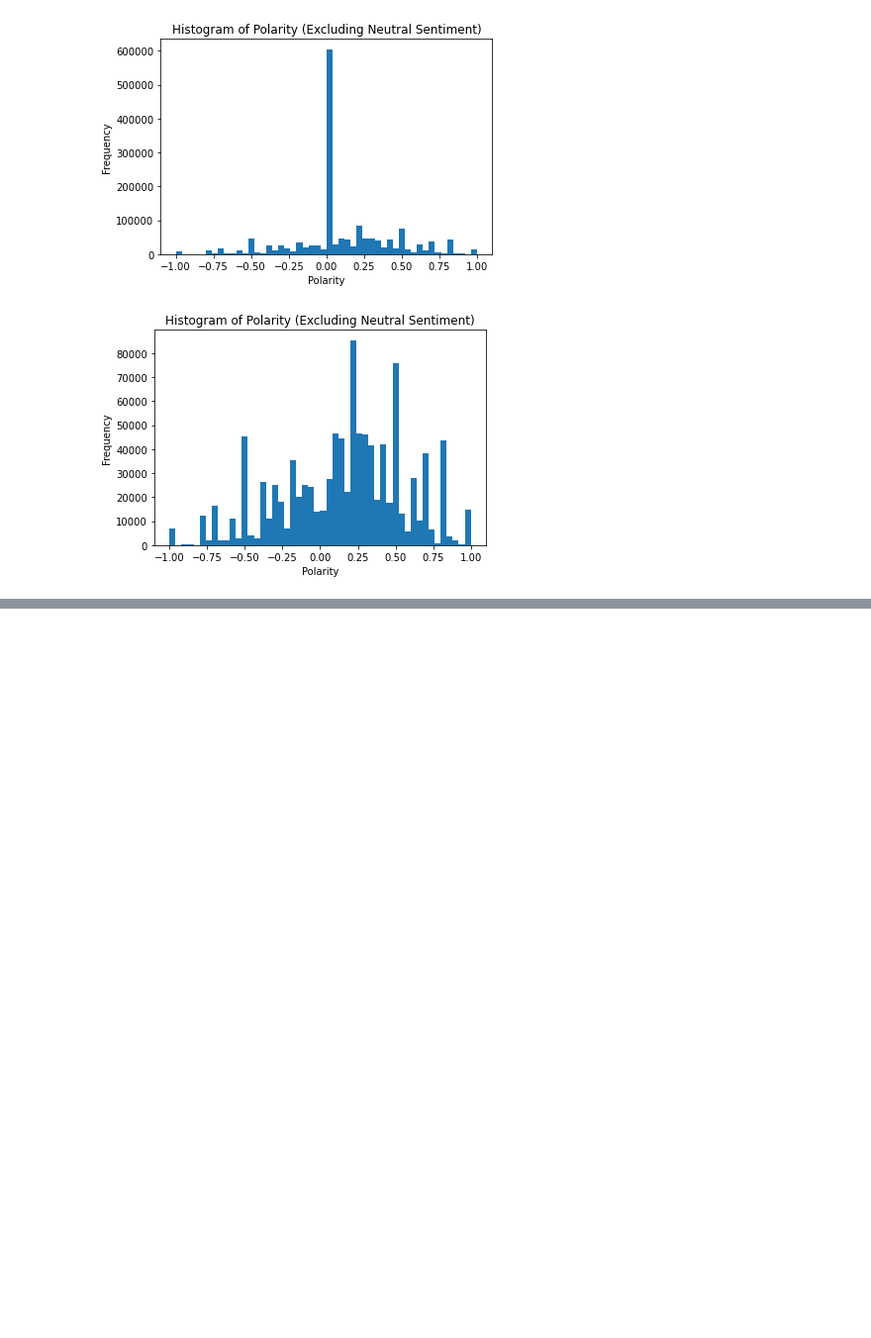
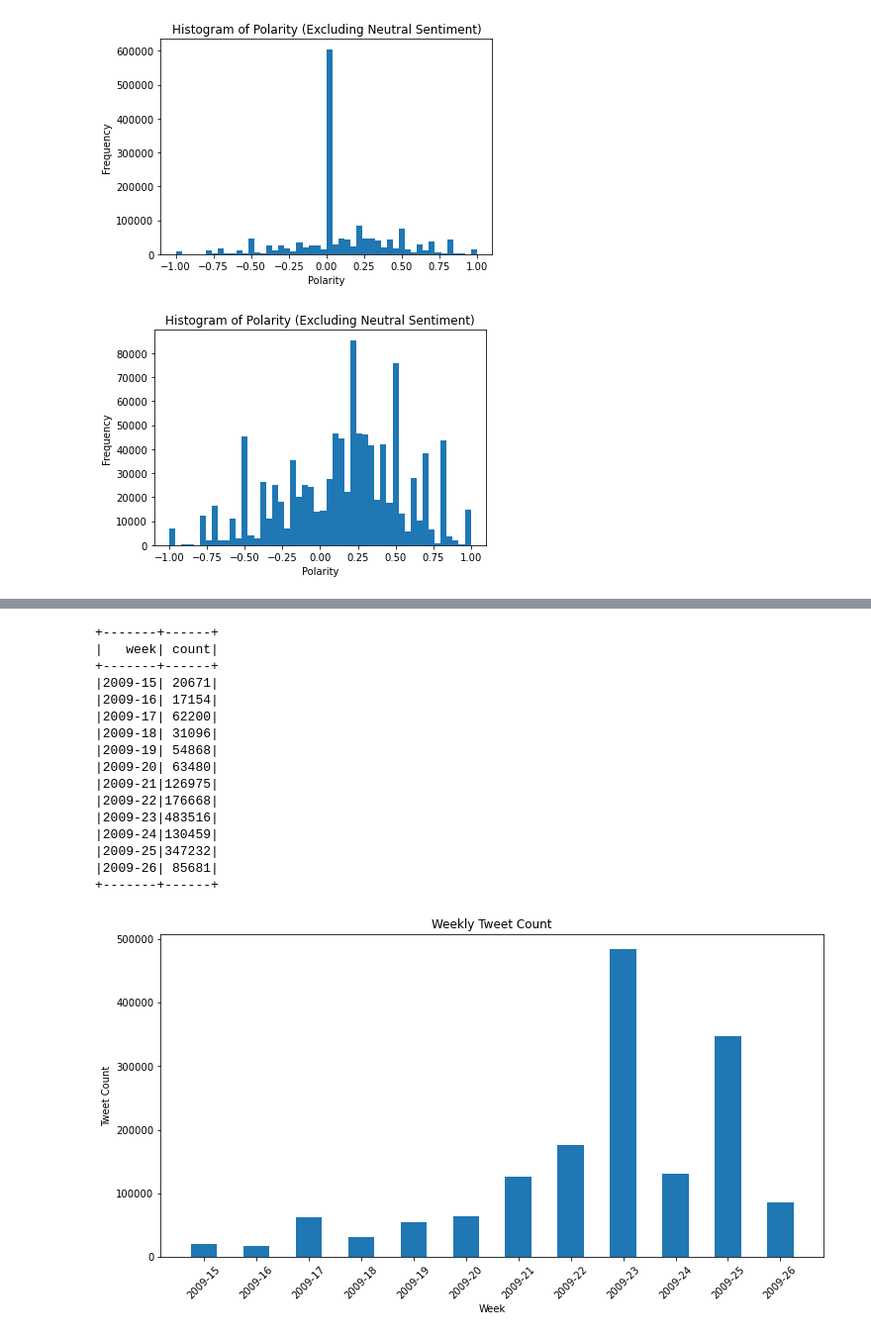
Before and after one commit to hmmtuslu/CA2-SEMESTER2, a Jupyter notebook: CA2 SEM-2.ipynb, the cells around one changed output, grey strips where cells are left out. Shown at 99% size. Saved outputs shown, nothing was run; the diff lists cells and outputs as text; code cells hidden in the pictures; blank space fills up the shorter version.

```diff
--- a/CA2 SEM-2.ipynb
+++ b/CA2 SEM-2.ipynb
@@ -387,0 +331,15 @@ spark.stop()
+# %%
+from pyspark.sql import SparkSession
+from pyspark.sql.functions import col
+
+# Spark Session oluşturun
+spark = SparkSession.builder.appName("example").getOrCreate()
+
+# 'new_date' sütununu Timestamp türüne dönüştürün
+df = df.withColumn("new_date", to_timestamp(col("new_date"), "yyyy-MM-dd HH:mm:ss"))
+
+# 'new_date' sütununa göre sıralayın
+df = df.orderBy("new_date", ascending=True)
+
+# DataFrame'i gösterin
+df.show(truncate=False)
@@ -387,0 +397,39 @@ spark.stop()
+# %%
+import matplotlib.pyplot as plt
+from pyspark.sql.functions import date_format
+
+# 1-Week Analysis
+weekly_data = df.groupBy(date_format("new_date", "yyyy-ww")).count()
+weekly_data = weekly_data.withColumnRenamed("date_format(new_date, yyyy-ww)", "week")
+weekly_data = weekly_data.orderBy("week", ascending=True)
+weekly_data.show()
+
+# Get the result and visualize it
+weekly_data_pd = weekly_data.toPandas()
+
+# Plot for 1-Week Time Series
+plt.figure(figsize=(12, 6))
+plt.bar(weekly_data_pd["week"], weekly_data_pd["count"], width=0.5)
+plt.title("Weekly Tweet Count")
+plt.xlabel("Week")
+plt.ylabel("Tweet Count")
+plt.xticks(rotation=45)
+plt.show()
+# %% [output]
++-------+------+
+|   week| count|
++-------+------+
+|2009-15| 20671|
+|2009-16| 17154|
+|2009-17| 62200|
+|2009-18| 31096|
+|2009-19| 54868|
+|2009-20| 63480|
+|2009-21|126975|
+|2009-22|176668|
+|2009-23|483516|
+|2009-24|130459|
+|2009-25|347232|
+|2009-26| 85681|
++-------+------+
+[figure, added]
```
Also changed, not shown: parts of 12 cells of this notebook.
